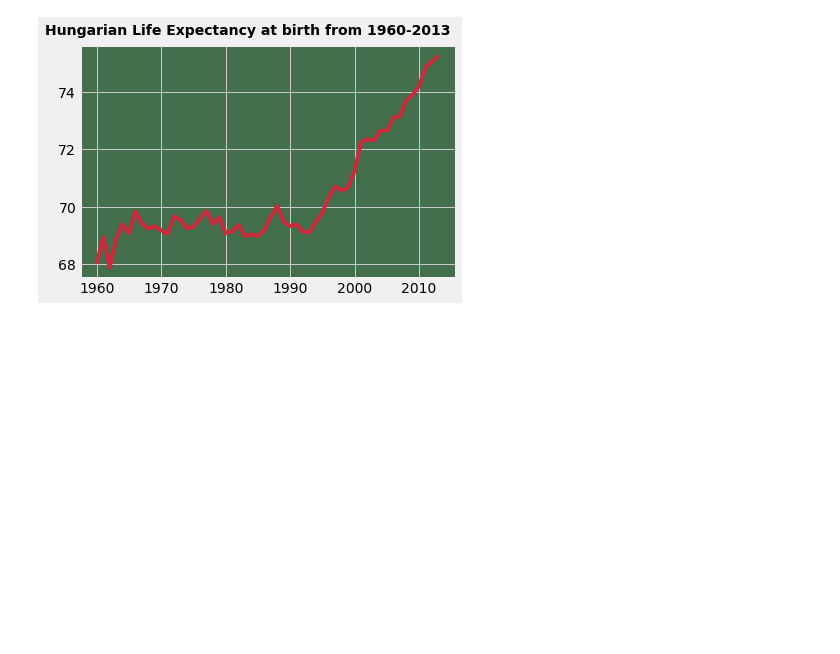
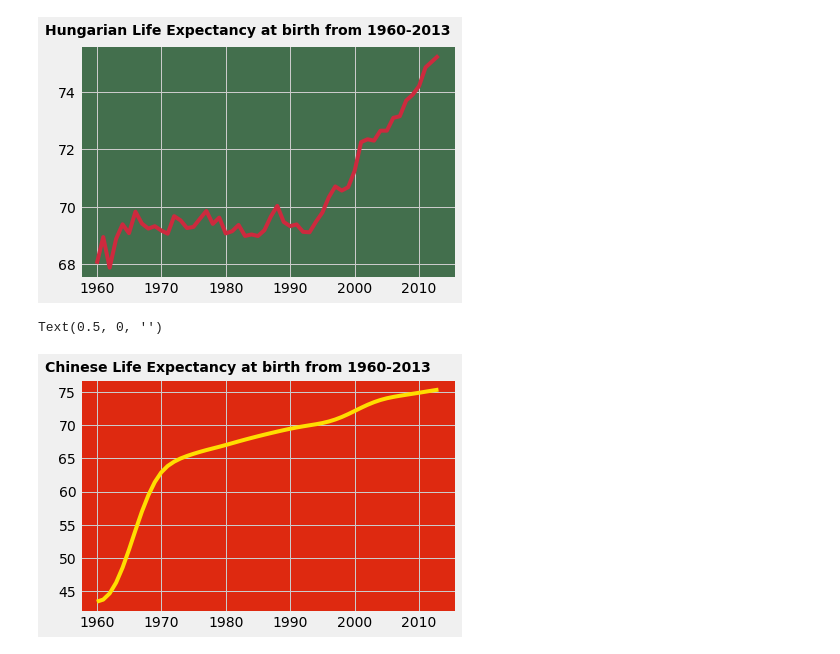
Before and after one commit to Higgins2718/DS-Unit-1-Sprint-5-Data-Storytelling-Blog-Post, a Jupyter notebook: project_notebook.ipynb, the cells around one changed output. Cells and saved outputs as stored; diff of their text form; code cells hidden in the pictures; blank space fills up the shorter version.

```diff
--- a/project_notebook.ipynb
+++ b/project_notebook.ipynb
@@ -510,3 +562,28 @@ ax.set_xlabel("")
 # %% [output]
 Text(0.5, 0, '')
 [figure]
+# %%
+# China
+
+chinese_life_expec = life_expectancy_data[life_expectancy_data['Country Name'] == "China"]
+chinese_life_expec = chinese_life_expec.reset_index(drop=True)
+chinese_life_expec = pd.melt(chinese_life_expec)
+chinese_life_expec = chinese_life_expec.drop(0)
+chinese_life_expec = chinese_life_expec.reset_index(drop=True)
+chinese_life_expec["variable"] = chinese_life_expec["variable"].astype(float)
+chinese_life_expec["value"] = chinese_life_expec["value"].astype(float)
+chinese_life_expec.set_index("variable",drop=True,inplace=True)
+# %%
+plt.style.use('fivethirtyeight')
+
+
+# Using the Chinese flag's primary color
+ax = chinese_life_expec.plot(legend=False, color='#FFDE00')
+# Using the Chinese flag's secondary color
+ax.text(x=1952, y=78, s="Chinese Life Expectancy at birth from 1960-2013", fontsize=14, fontweight='bold')
+ax.set(facecolor='#DE2910')
+ax.set_ylabel("")
+ax.set_xlabel("")
+# %% [output]
+Text(0.5, 0, '')
+[figure, added]
```
Also changed, not shown: parts of 35 cells of this notebook.
